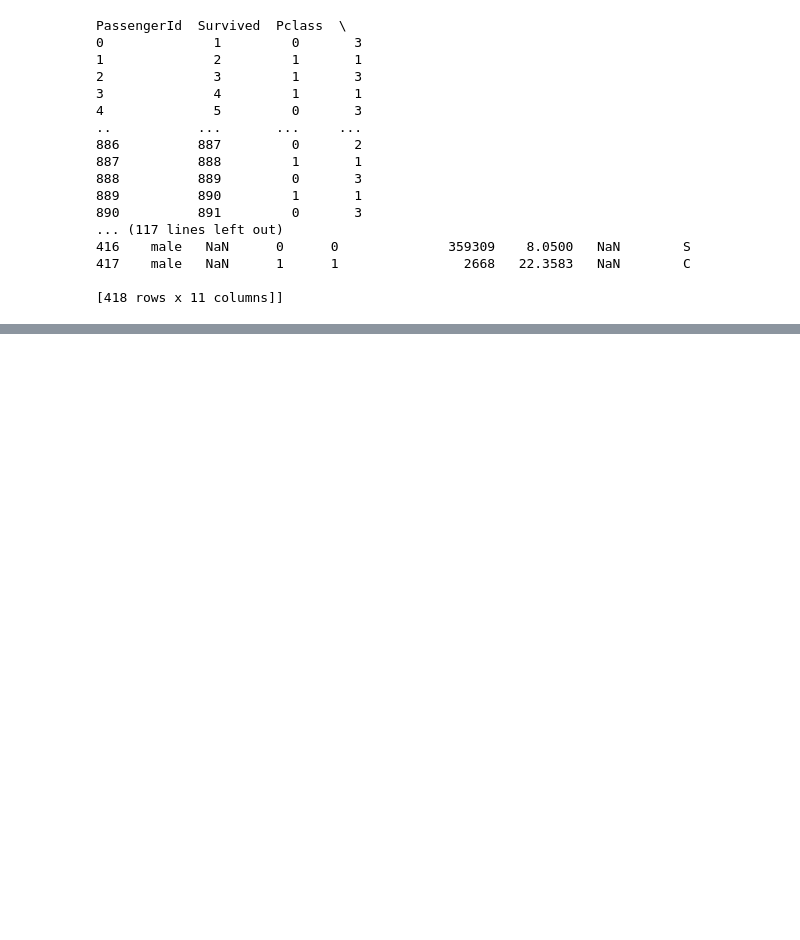
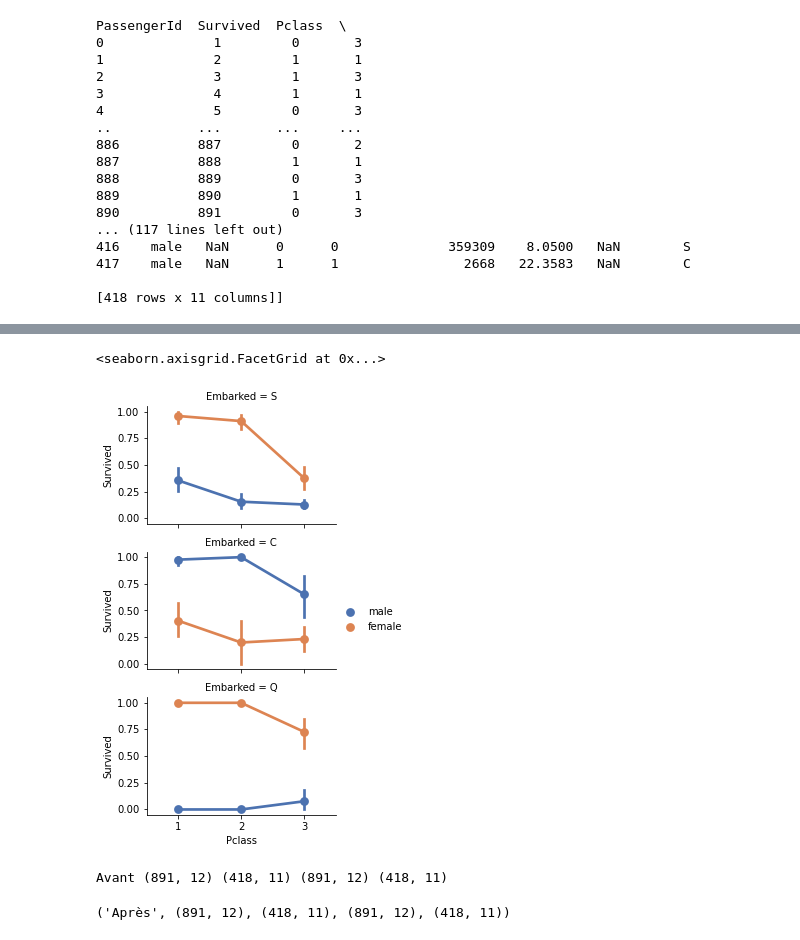
Before and after one commit to edouard0yvon/Projet_Titanic, a Jupyter notebook: Titanic_analyse.ipynb, the cells around one changed output, grey strips where cells are left out. Cells and saved outputs as stored; diff of their text form; code cells hidden in the pictures; blank space fills up the shorter version.

```diff
--- a/Titanic_analyse.ipynb
+++ b/Titanic_analyse.ipynb
@@ -41,0 +175,24 @@ PassengerId  Survived  Pclass  \
+# %%
+
+# grid = sns.FacetGrid(train, col='Embarked')
+grid = sns.FacetGrid(train, row='Embarked', size=2.2, aspect=1.6)
+grid.map(sns.pointplot, 'Pclass', 'Survived', 'Sex', palette='deep')
+grid.add_legend()
+# %% [output]
+<seaborn.axisgrid.FacetGrid at 0x...>
+[figure, added]
+# %%
+# Wrangle data
+
+
+
+print("Avant", train.shape, test.shape, combine[0].shape, combine[1].shape)
+
+train_df = train.drop(['Ticket', 'Cabin'], axis=1)
+test_df = test.drop(['Ticket', 'Cabin'], axis=1)
+combine = [train, test]
+
+"Après", train.shape, test.shape, combine[0].shape, combine[1].shape
+# %% [output]
+Avant (891, 12) (418, 11) (891, 12) (418, 11)
+('Après', (891, 12), (418, 11), (891, 12), (418, 11))
```
Also changed, not shown: parts of 46 cells of this notebook, 1 other file.
